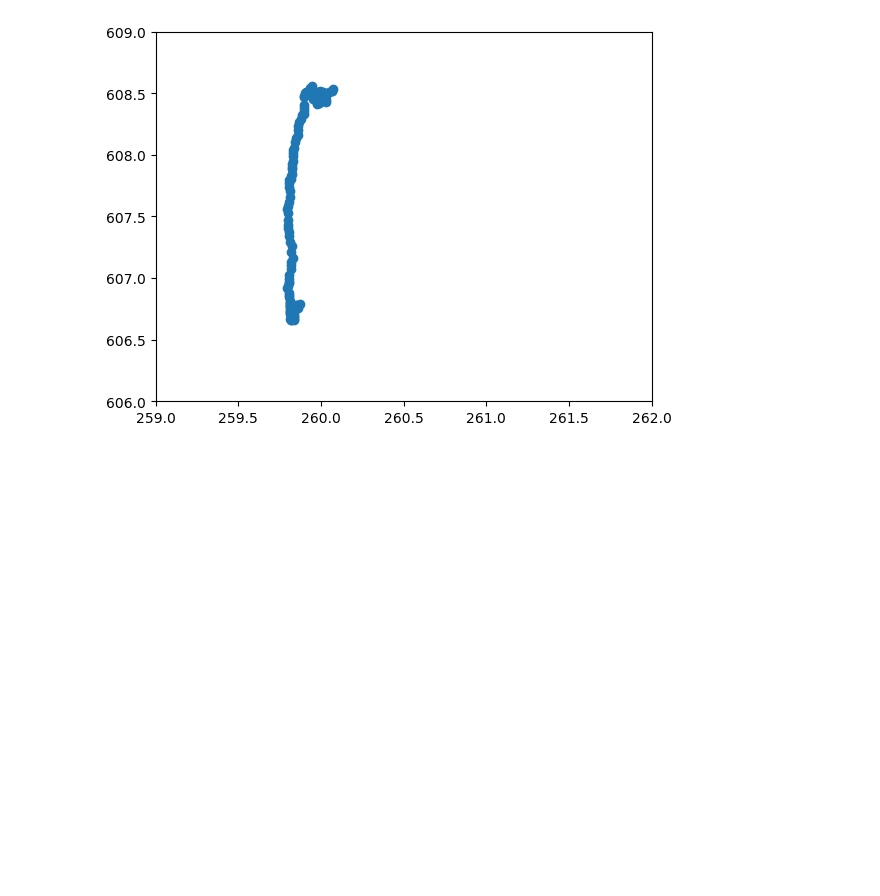
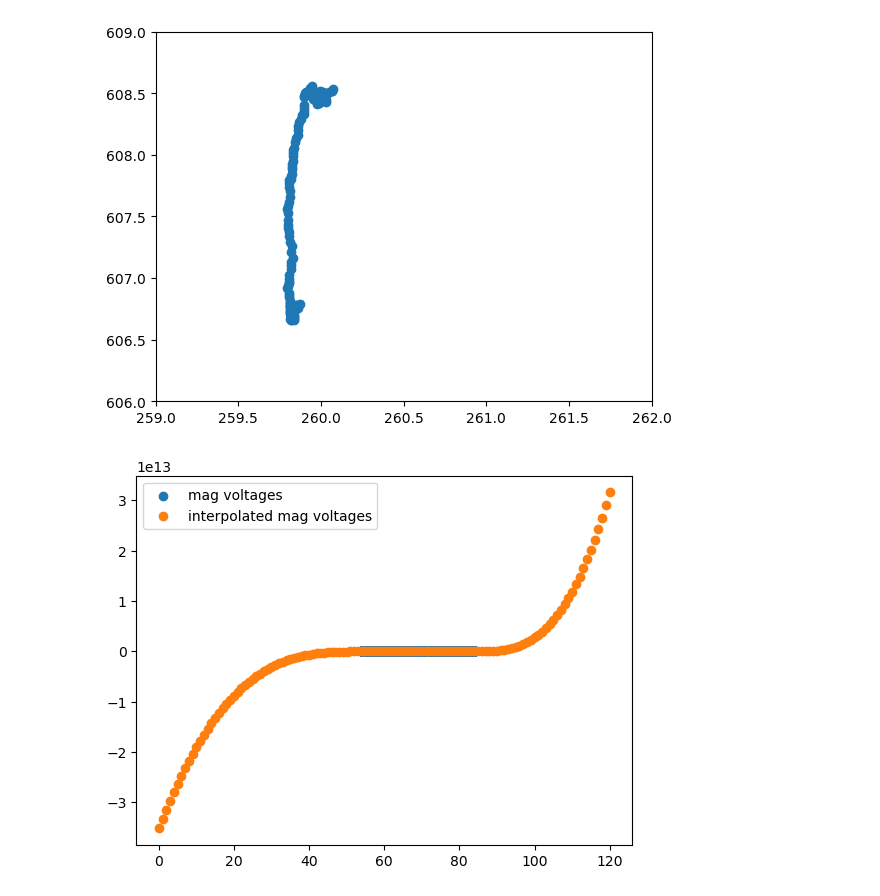
Before and after one commit to PhantomPickle/FDEM, a Jupyter notebook: mag_mapping.ipynb, the cells around one changed output. Cells and saved outputs as stored; diff of their text form; code cells hidden in the pictures; blank space fills up the shorter version.

```diff
--- a/mag_mapping.ipynb
+++ b/mag_mapping.ipynb
@@ -17,0 +7,18 @@ utm_lat, utm_lon, zone_num, zone_letter = utm.from_latlon(gps_data['Latitude'].t
+# %%
+mag_path = 'data/mag_data.csv'
+gps_path = 'data/gps.csv'
+
+mag_data = pd.read_csv(mag_path)
+mag_times = mag_data['Times (s)'].to_numpy()
+mag_ch1_voltages = mag_data['Ch 1 Voltage (V)'].to_numpy()
+mag_ch2_voltages = mag_data['Ch 2 Voltage (V)'].to_numpy()
+mag_ch1_AC_voltages = mag_ch1_voltages-np.mean(mag_ch1_voltages)
+mag_ch2_AC_voltages = mag_ch2_voltages-np.mean(mag_ch2_voltages)
+
+gps_data = pd.read_csv(gps_path)
+gps_times = gps_data['Times (s)'].to_numpy()
+gps_lat = gps_data['Latitude'].to_numpy()
+gps_lon = gps_data['Longitude'].to_numpy()
+
+# Conversion from GPS global latitude and longitude to UTM latitude and longitude (in [m])
+utm_lat, utm_lon, zone_num, zone_letter = utm.from_latlon(gps_lat, gps_lon)
@@ -22,3 +31,20 @@ plt.xlim(259,262)
 plt.show()
 # %% [output]
 [figure]
+# %%
+# Interpolate mag data to gps coords
+mag_ch1_voltages_interp = interp.interp1d(mag_times, mag_ch1_AC_voltages, kind='cubic', fill_value='extrapolate')
+mag_ch2_voltages_interp = interp.interp1d(mag_times, mag_ch2_AC_voltages, kind='cubic', fill_value='extrapolate')
+mag_ch1_voltages_at_gps_coords = mag_ch1_voltages_interp(gps_times)
+mag_ch2_voltages_at_gps_coords = mag_ch2_voltages_interp(gps_times)
+
+# print(mag_voltages_at_gps_coords)
+# print(list(zip(gps_lat, gps_lon)))
+# %%
+#plt.scatter(gps_times, utm_lat%1000, label='latitude')
+plt.scatter(mag_times, mag_ch1_voltages, label='mag voltages')
+plt.scatter(gps_times, mag_ch1_voltages_at_gps_coords, label='interpolated mag voltages')
+plt.legend()
+plt.show()
+# %% [output]
+[figure, added]
```
Also changed, not shown: parts of 3 cells of this notebook, 1 other file.
